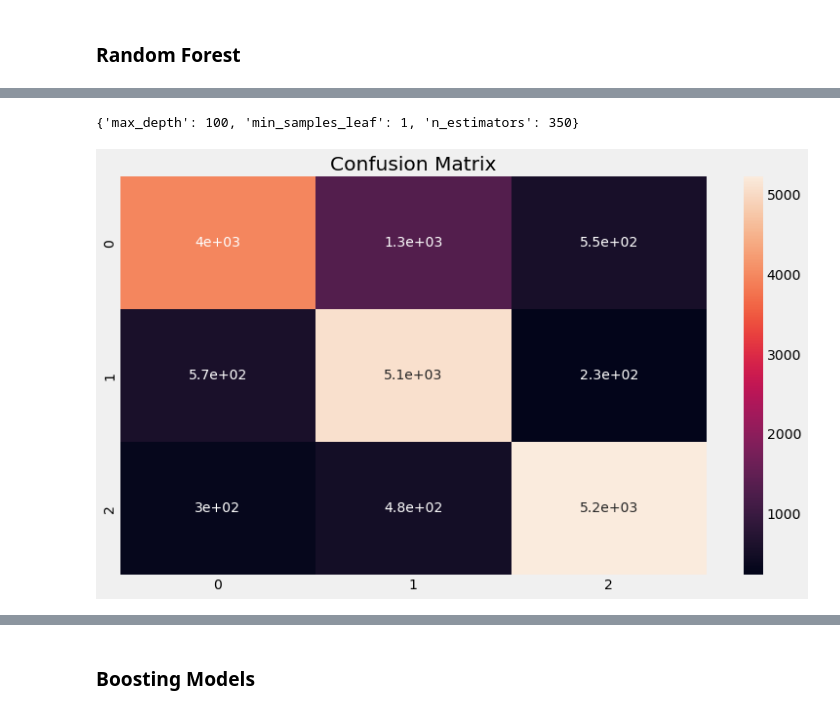
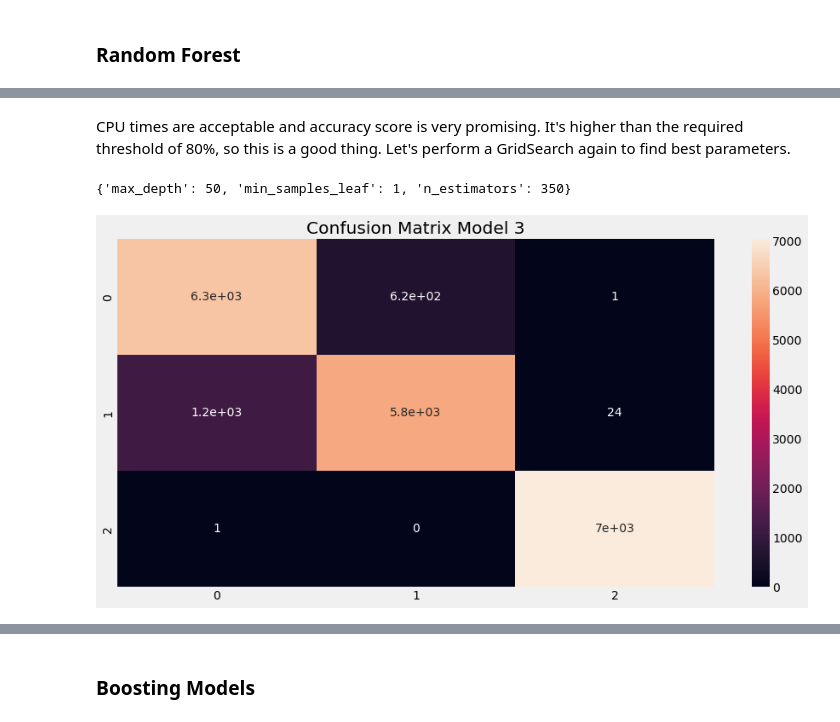
Before and after one commit to jonivanrossum/C964, a Jupyter notebook: C964 - Song Popularity Predictor.ipynb, the cells around one changed output, grey strips where cells are left out. Saved outputs shown, nothing was run; the diff lists cells and outputs as text; code cells hidden in the pictures.

```diff
--- a/C964 - Song Popularity Predictor.ipynb
+++ b/C964 - Song Popularity Predictor.ipynb
@@ -315,12 +384,10 @@ pop_ratings = ['Unpopular', 'Popular', 'Very Popular']
 
 for i, row in df.iterrows():
     score = pop_ratings[0]
-    if (row.popularity >= 60):
+    if (row.popularity >= 80):
         score = pop_ratings[2]
-    elif (row.popularity >= 30 and row.popularity < 60):
+    elif (row.popularity >= 50 and row.popularity < 80):
         score = pop_ratings[1]
-# elif (row.popularity > 20 and row.popularity < 40):
-#        score = 'Somewhat Popular''''
     df.at[i, 'pop_rating'] = score
 
 df[['popularity', 'pop_rating']].head()
@@ -933,0 +1049,7 @@ print(accuracy_score(y_test, p))
+# %%
+# show confustion matrix
+cm = confusion_matrix(y_test, y_pred)
+plt.rcParams['figure.figsize'] = small_figsize
+sns.heatmap(cm, annot=True)
+plt.title("Confusion Matrix Model1")
+plt.show()
@@ -979,10 +1125,13 @@ weighted avg       0.47      0.45      0.43     17709
 # %%
 %%time
 
-model3 = RandomForestClassifier(n_estimators=100, random_state=25)
+# train a first version of the model
+model3 = RandomForestClassifier(n_estimators=100, random_state=0, max_depth=50)
 model3.fit(x_train, y_train)
 
+# get predictions
 y_pred = model3.predict(x_test)
 
-print(accuracy_score(y_pred, y_test))
+# print accuracy score
+print(accuracy_score(y_test, y_pred))
 # %% [output]
@@ -992,30 +1141,34 @@ Wall time: 13.2 s
+# %% [markdown]
+CPU times are acceptable and accuracy score is very promising. It's higher than the required threshold of 80%, so this is a good thing. Let's perform a GridSearch again to find best parameters.
 # %%
-model3_params = {'n_estimators': [100, 300, 350],
-            'max_depth': [2, 5, 100],
+# perform GridSearch
+model3_params = {'n_estimators': [100, 250, 350],
+            'max_depth': [2, 50, 100],
             'min_samples_leaf': [1, 2]}
 
-model3_new = RandomForestClassifier(random_state=25)
+model3_new = RandomForestClassifier(random_state=0)
 
-model3_cv = GridSearchCV(model3_new, model3_params, n_jobs=-1, cv=6)
+model3_cv = GridSearchCV(model3_new, model3_params, n_jobs=-1, cv=5)
 
 model3_cv.fit(x_train, y_train)
 
 print(model3_cv.best_params_)
 # %% [output]
-{'max_depth': 100, 'min_samples_leaf': 1, 'n_estimators': 350}
+{'max_depth': 50, 'min_samples_leaf': 1, 'n_estimators': 350}
 # %%
 %%time
 
-model3 = RandomForestClassifier(max_depth=100, n_estimators=350, min_samples_leaf=1, random_state=25)
+# train the model again, this time using the best parameters
+model3 = RandomForestClassifier(max_depth=50, n_estimators=350, min_samples_leaf=1, random_state=0)
 
 model3.fit(x_train, y_train)
 
 y_pred = model3.predict(x_test)
 
 cm = confusion_matrix(y_test, y_pred)
-plt.rcParams['figure.figsize'] = (12, 7)
+plt.rcParams['figure.figsize'] = small_figsize
 sns.heatmap(cm, annot=True)
-plt.title("Confusion Matrix")
+plt.title("Confusion Matrix Model 3")
 plt.show()
 # %% [output]
-[figure, old version]
+[figure, new version]
```
Also changed, not shown: parts of 110 cells of this notebook, 1 other file.
